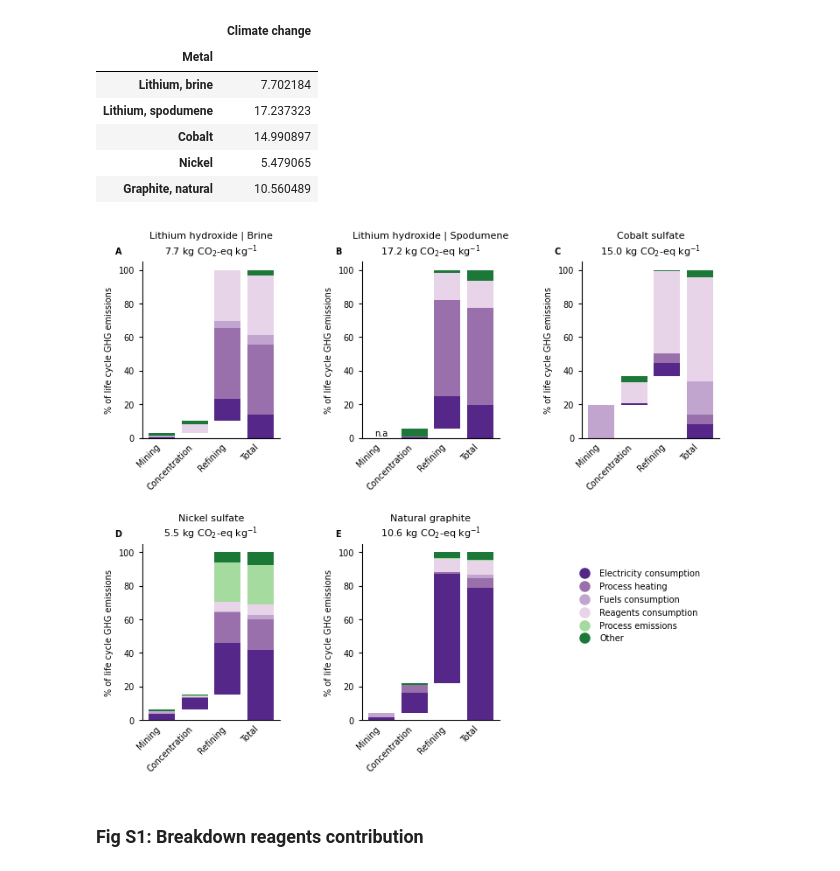
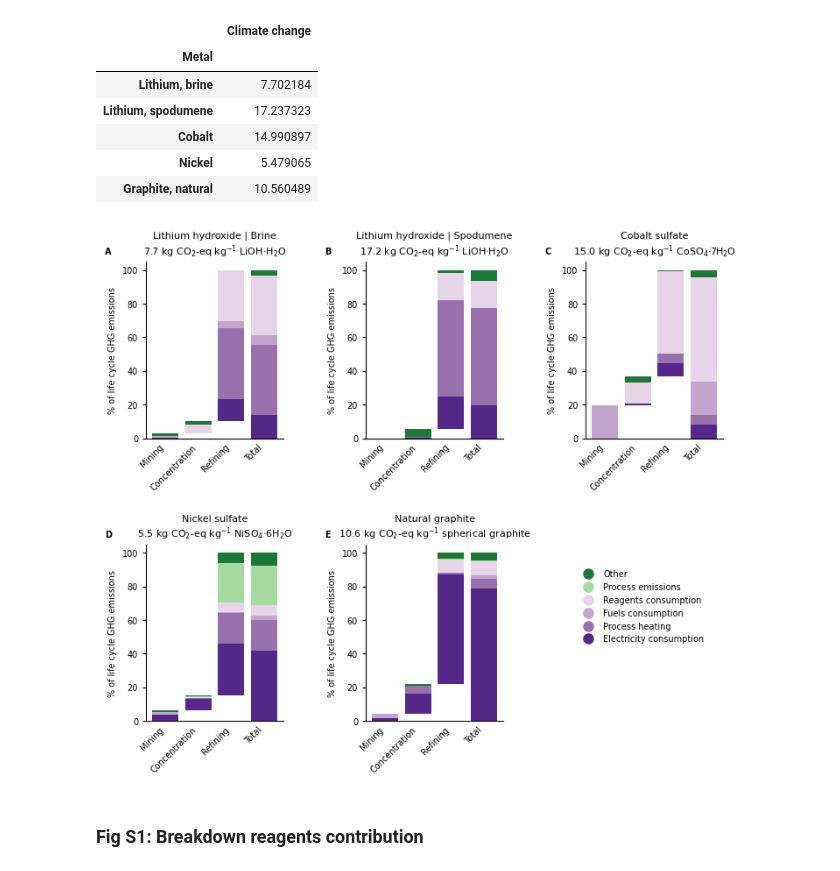
Before and after one commit to robyistrate/decarbonization_LIB_raw_materials, a Jupyter notebook: analysis/03_visualization.ipynb, the cells around one changed output. Cells and saved outputs as stored; diff of their text form; code cells hidden in the pictures.

```diff
--- a/analysis/03_visualization.ipynb
+++ b/analysis/03_visualization.ipynb
@@ -22,7 +22,7 @@ fontsize_title = 8
 fontsize_label = 7
 fontsize_legend = 7
 fontsize_axs = 7
-spineline_width = 0.6
+spineline_width = 0.5
 
 titles = [
     "Lithium hydroxide | Brine",
@@ -337,6 +331,14 @@ system_color = ['#542788',
                # '#d9f0d3',
                 '#a6dba0',
                 '#1b7837']
+
+ghg_units = [
+    ' kg CO$_2$-eq kg$^{-1}$ LiOH·H$_2$O',
+    ' kg CO$_2$-eq kg$^{-1}$ LiOH·H$_2$O',
+    ' kg CO$_2$-eq kg$^{-1}$ CoSO$_4$·7H$_2$O',
+    ' kg CO$_2$-eq kg$^{-1}$ NiSO$_4$·6H$_2$O',
+    ' kg CO$_2$-eq kg$^{-1}$ spherical graphite',
+]
 
 width=0.8
 
@@ -350,8 +352,8 @@ for row in range(2):
 
     for col in range(3):
         if metal_count < 5:
-            axs[row,col].set_title(main_title[metal_count], loc='left', x=-0.2, fontweight='bold', fontsize=fontsize_axs)
-            title_with_ghg = titles[metal_count] + "\n" + str(round(total_ghgs.iloc[metal_count].values[0], 1)) + ' kg CO$_2$-eq kg$^{-1}$'
+            axs[row,col].set_title(main_title[metal_count], loc='left', x=-0.3, fontweight='bold', fontsize=fontsize_axs)
+            title_with_ghg = titles[metal_count] + "\n" + str(round(total_ghgs.iloc[metal_count].values[0], 1)) + ghg_units[metal_count]
 
             axs[row,col].set_title(title_with_ghg, loc='center', fontsize=fontsize_title)
 
@@ -370,36 +372,36 @@ for row in range(2):
                                 width=width, lw=spineline_width, zorder=2)
 
                     bottom += metal_data[stage][contributor]
                     cont_count += 1
                 stage_loc += 1
 
             axs[row,col].set_ylim(0, 105)
             axs[row,col].set_ylabel('% of life cycle GHG emissions', fontsize=fontsize_label)
             axs[row,col].tick_params(axis='y', which='major', direction='out', length=3, labelsize=fontsize_axs)
             axs[row,col].tick_params(axis='x', which='major', direction='out', length=0, labelsize=fontsize_axs)
 
             axs[row,col].set_xticklabels(metal_data.columns, rotation=45, ha="right", fontsize=fontsize_axs)
 
             axs[row,col].spines['right'].set_visible(False)
             axs[row,col].spines['top'].set_visible(False)
         else:
             pass
         metal_count += 1
 
-axs[0,1].annotate("n.a", xy=(0, 0.2), ha='center', va='bottom', fontsize=fontsize_axs, color="black")
+#axs[0,1].annotate("n.a", xy=(0, 0.2), ha='center', va='bottom', fontsize=fontsize_axs, color="black")
 
 # LEGEND
 handles = []
 for i in range(len(CONTRIBUTORS_LIST)):
     patch = Line2D([0], [0], color=system_color[i], label=CONTRIBUTORS_LIST[i], ls='None', marker='o', ms=8)
     handles.append(patch)
-axs[1,1].legend(handles=handles, bbox_to_anchor=(1.5,0.9), ncol=1, frameon=False, edgecolor='black',  facecolor='White', fontsize=fontsize_legend)
+axs[1,1].legend(handles=handles[::-1], bbox_to_anchor=(1.5,0.9), ncol=1, frameon=False, edgecolor='black',  facecolor='White', fontsize=fontsize_legend)
 
 fig.subplots_adjust(wspace=0.6, hspace=0.6)
 
 plt.savefig(Path(str(r"..\reports") + '/fig2_GHG_emissions_breakdown.jpg'), dpi=600, bbox_inches='tight')
 # %% [output]
-[figure, old version]
+[figure, new version]
 # %% [markdown]
 ### Fig S1: Breakdown reagents contribution
 # %%
```
Also changed, not shown: parts of 19 cells of this notebook, 2 other files.
